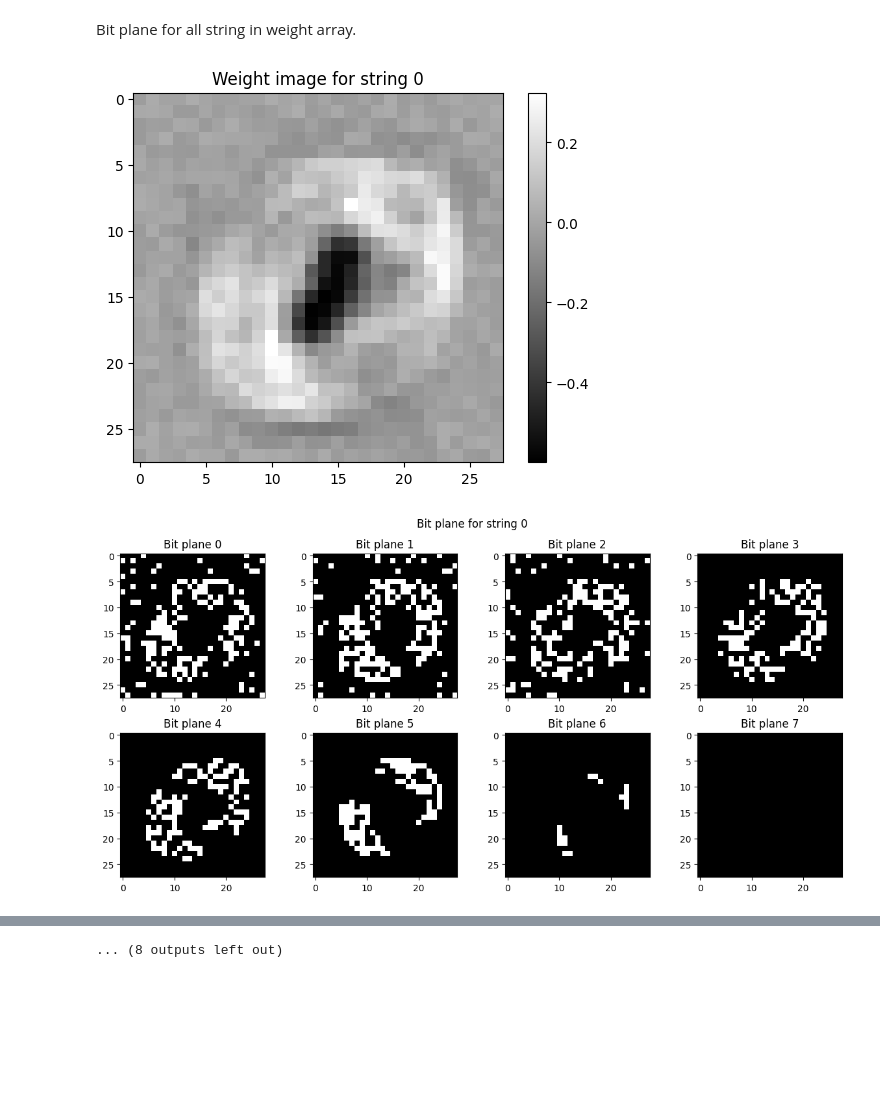
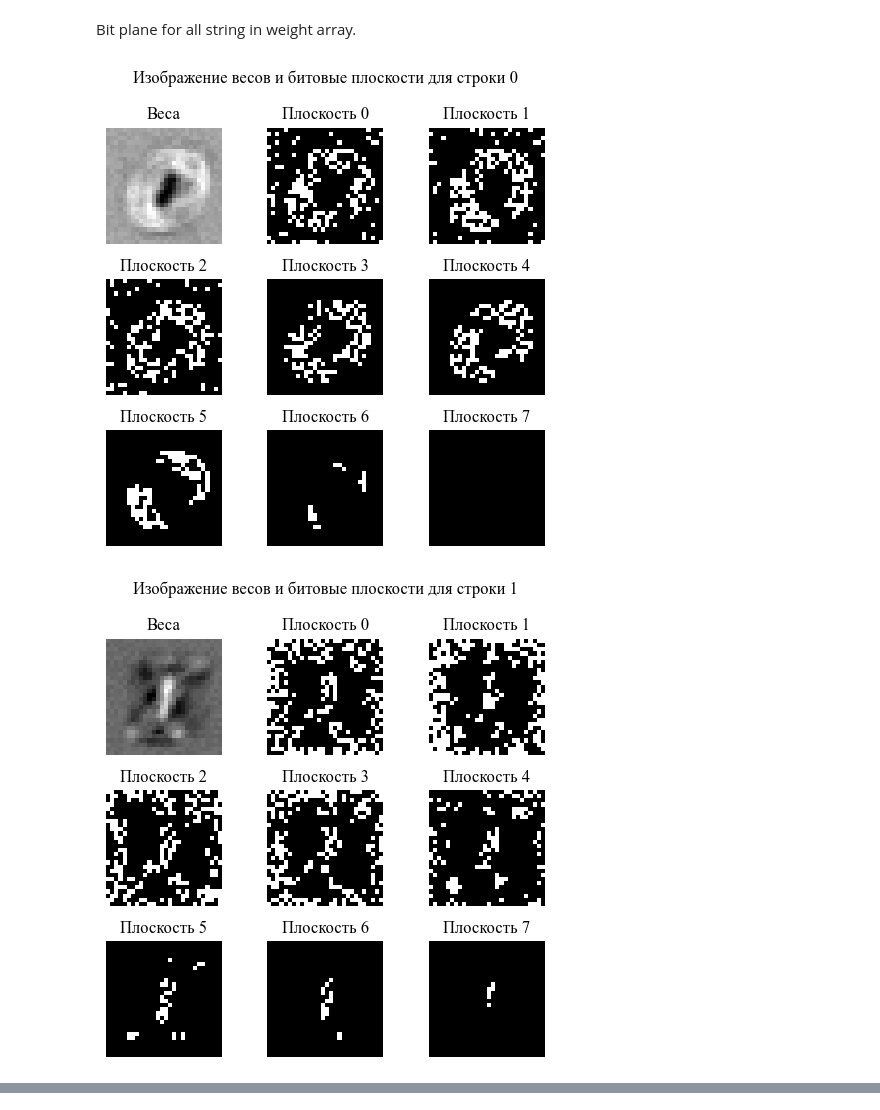
Before and after one commit to krivalcevich-egor/Recognize-Handwritten-Digits, a Jupyter notebook: src/python scripts/Bit_plane.ipynb, the cells around one changed output, grey strips where cells are left out. Drawn from its saved outputs; the diff is of its cells as text; code cells hidden in the pictures; blank space fills up the shorter version.

```diff
--- a/src/python scripts/Bit_plane.ipynb
+++ b/src/python scripts/Bit_plane.ipynb
@@ -133,42 +133,45 @@ output_size = 10
 
 model = nn.Sequential(
     nn.Linear(input_size, output_size),
     nn.Softmax(dim=1)
 )
 
 model.load_state_dict(torch.load('epoh_10000_data_10000.pth'))
 model.eval()
 
 weights = model[0].weight.data.numpy()
 
 def extract_bit_planes(image):
     '''Extracts 8 bit planes from a grayscale image array'''
     image = (image * 255).astype(np.uint8)
     bit_planes = []
     for i in range(8):
         bit_plane = (image >> i) & 1
         bit_planes.append(bit_plane)
     return bit_planes
 
 for i in range(output_size):
     weight_image = weights[i].reshape(28, 28)
 
     bit_planes = extract_bit_planes(weight_image)
 
-    fig, ax = plt.subplots()
-    plt.imshow(weight_image, cmap="gray")
-    plt.colorbar()
-    plt.title(f"Weight image for string {i}")
-    plt.show()
+    fig, axs = plt.subplots(3, 3, figsize=(5, 5))
+    axs = axs.ravel()
+    plt.rcParams['font.family'] = 'Times New Roman'
+    plt.rcParams['font.size'] = 10
 
-    fig, axs = plt.subplots(2, 4, figsize=(12, 6))
-    axs = axs.ravel()
+    axs[0].imshow(weight_image, cmap="gray")
+    axs[0].set_title("Веса")
+    axs[0].axis("off")
+
     for j in range(8):
-        axs[j].imshow(bit_planes[j], cmap='gray')
-        axs[j].set_title(f"Bit plane {j}")
-    plt.suptitle(f"Bit plane for string {i}")
+        axs[j + 1].imshow(bit_planes[j], cmap="gray")
+        axs[j + 1].set_title(f"Плоскость {j}")
+        axs[j + 1].axis("off")
+
+    plt.suptitle(f"Изображение весов и битовые плоскости для строки {i}")
     plt.tight_layout()
     plt.show()
 # %% [output]
-[figure, old version]
+[figure, new version]
-[figure, old version]
+[figure, new version]
@@ -185 +185,0 @@ for i in range(output_size):
-... (8 outputs left out)
```
Also changed, not shown: parts of 1 cell of this notebook, 2 other files.
